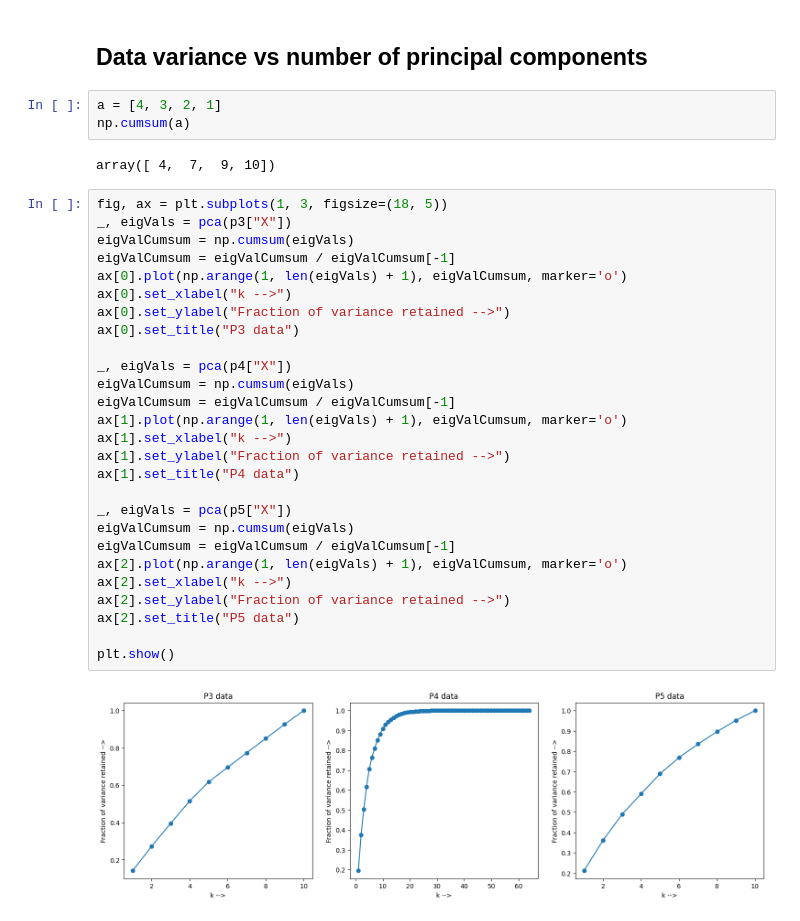
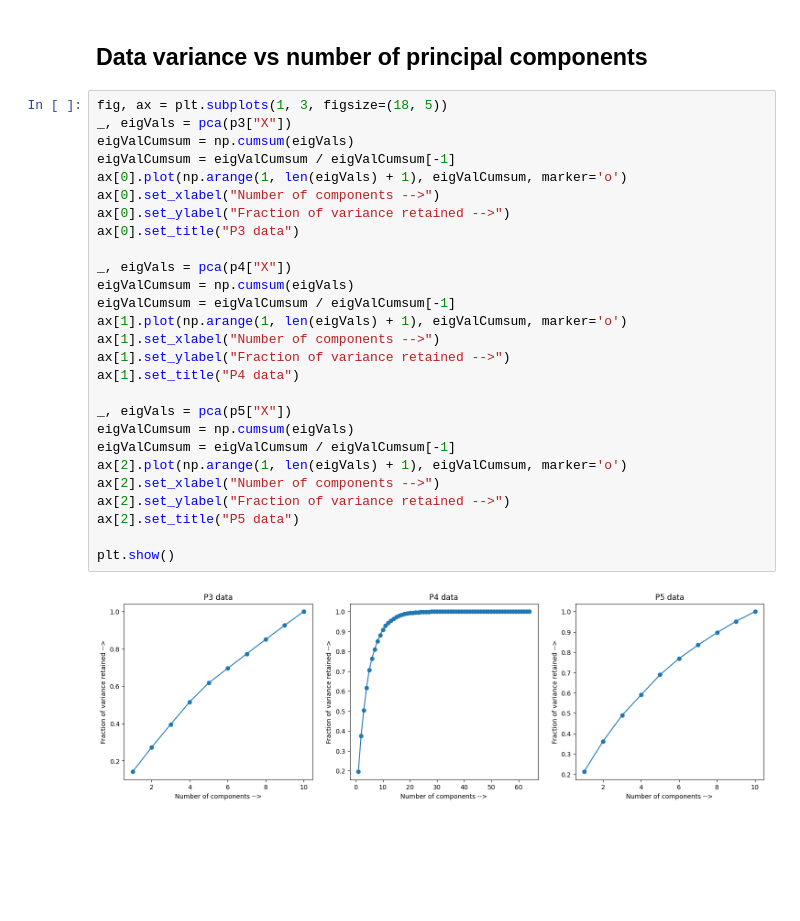
Before and after one commit to lokesh1197/PRNN-2023, a Jupyter notebook: Assignment3/solution.ipynb, the cells around one changed output. Saved outputs shown, nothing was run; the diff lists cells and outputs as text; blank space fills up the shorter version.

```diff
--- a/Assignment3/solution.ipynb
+++ b/Assignment3/solution.ipynb
@@ -535,36 +1106,31 @@ def varianceCumSum(X):
 # %% [markdown]
 ## Data variance vs number of principal components
-# %%
-a = [4, 3, 2, 1]
-np.cumsum(a)
-# %% [output]
-array([ 4,  7,  9, 10])
 # %%
 fig, ax = plt.subplots(1, 3, figsize=(18, 5))
 _, eigVals = pca(p3["X"])
 eigValCumsum = np.cumsum(eigVals)
 eigValCumsum = eigValCumsum / eigValCumsum[-1]
 ax[0].plot(np.arange(1, len(eigVals) + 1), eigValCumsum, marker='o')
-ax[0].set_xlabel("k -->")
+ax[0].set_xlabel("Number of components -->")
 ax[0].set_ylabel("Fraction of variance retained -->")
 ax[0].set_title("P3 data")
 
 _, eigVals = pca(p4["X"])
 eigValCumsum = np.cumsum(eigVals)
 eigValCumsum = eigValCumsum / eigValCumsum[-1]
 ax[1].plot(np.arange(1, len(eigVals) + 1), eigValCumsum, marker='o')
-ax[1].set_xlabel("k -->")
+ax[1].set_xlabel("Number of components -->")
 ax[1].set_ylabel("Fraction of variance retained -->")
 ax[1].set_title("P4 data")
 
 _, eigVals = pca(p5["X"])
 eigValCumsum = np.cumsum(eigVals)
 eigValCumsum = eigValCumsum / eigValCumsum[-1]
 ax[2].plot(np.arange(1, len(eigVals) + 1), eigValCumsum, marker='o')
-ax[2].set_xlabel("k -->")
+ax[2].set_xlabel("Number of components -->")
 ax[2].set_ylabel("Fraction of variance retained -->")
 ax[2].set_title("P5 data")
 
 plt.show()
 # %% [output]
-[figure, old version]
+[figure, new version]
```
Also changed, not shown: parts of 58 cells of this notebook, 1 other file.
